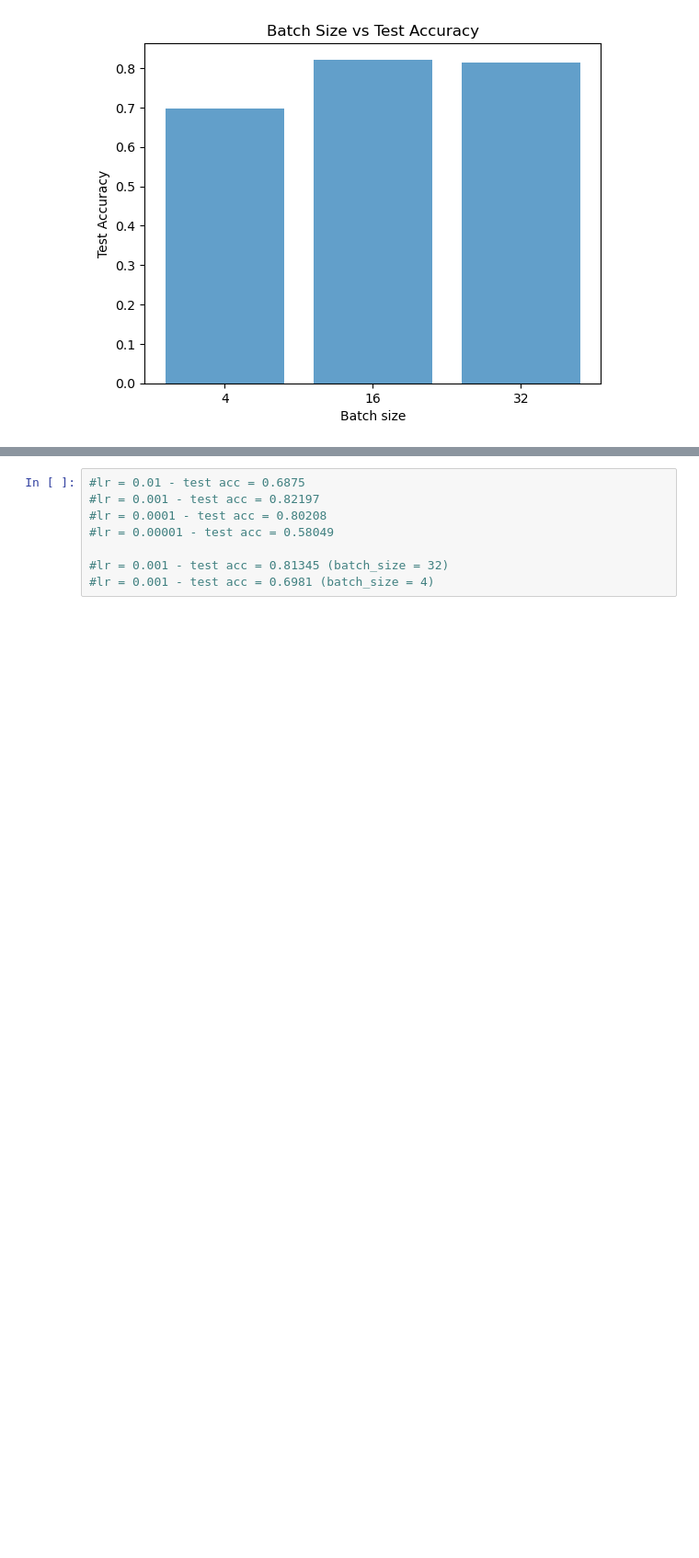
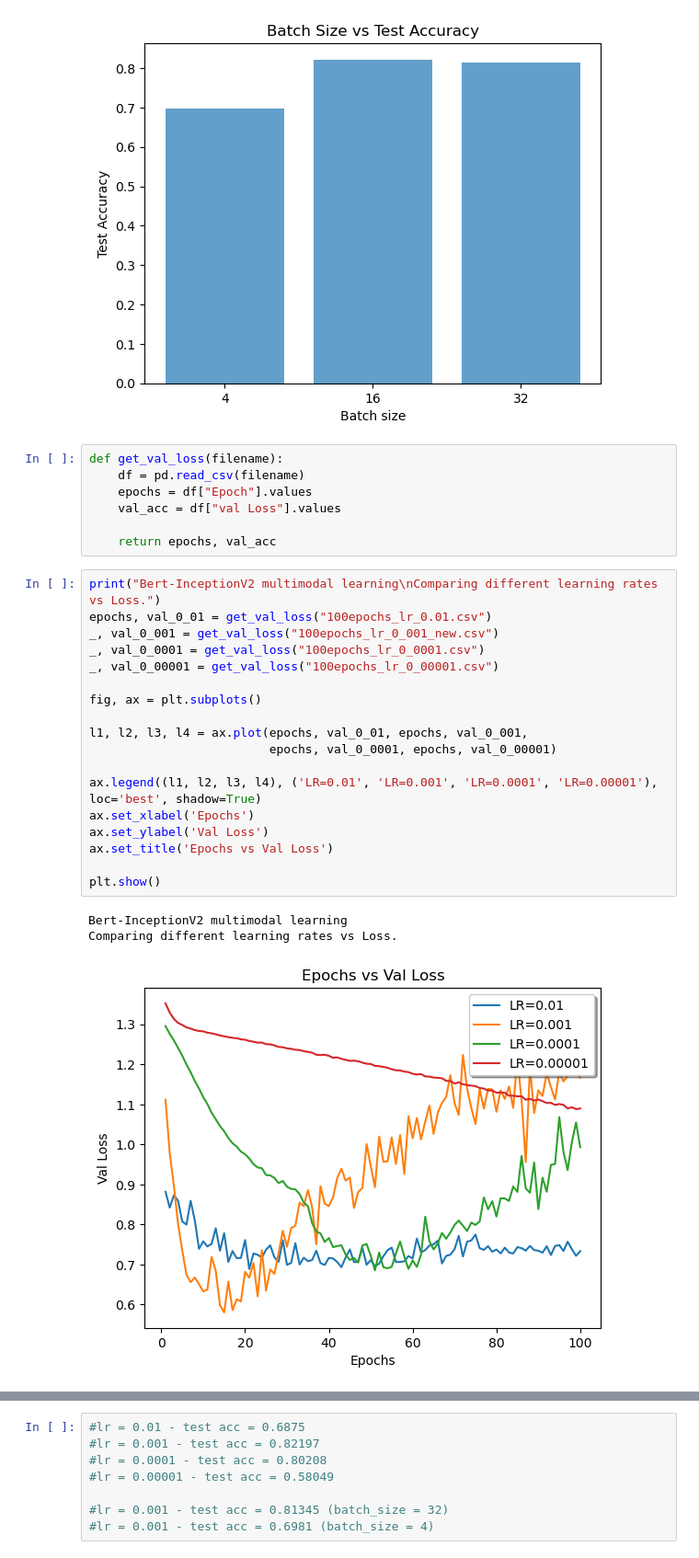
Before and after one commit to rbawah/garbage-classification, a Jupyter notebook: results/results.ipynb, the cells around one changed output, grey strips where cells are left out. Shown: that part at 92% size. Drawn from its saved outputs; the diff is of its cells as text; blank space fills up the shorter version.

```diff
--- a/results/results.ipynb
+++ b/results/results.ipynb
@@ -144,3 +146,32 @@ plt.show()
 # %% [output]
 Effect of Batch size on Test accuracy of Bert-InceptionV2 Dual Classifier.
 [figure]
+# %%
+def get_val_loss(filename):
+    df = pd.read_csv(filename)
+    epochs = df["Epoch"].values
+    val_acc = df["val Loss"].values
+
+    return epochs, val_acc
+# %%
+print("Bert-InceptionV2 multimodal learning\nComparing different learning rates vs Loss.")
+epochs, val_0_01 = get_val_loss("100epochs_lr_0.01.csv")
+_, val_0_001 = get_val_loss("100epochs_lr_0_001_new.csv")
+_, val_0_0001 = get_val_loss("100epochs_lr_0_0001.csv")
+_, val_0_00001 = get_val_loss("100epochs_lr_0_00001.csv")
+
+fig, ax = plt.subplots()
+
+l1, l2, l3, l4 = ax.plot(epochs, val_0_01, epochs, val_0_001,
+                         epochs, val_0_0001, epochs, val_0_00001)
+
+ax.legend((l1, l2, l3, l4), ('LR=0.01', 'LR=0.001', 'LR=0.0001', 'LR=0.00001'), loc='best', shadow=True)
+ax.set_xlabel('Epochs')
+ax.set_ylabel('Val Loss')
+ax.set_title('Epochs vs Val Loss')
+
+plt.show()
+# %% [output]
+Bert-InceptionV2 multimodal learning
+Comparing different learning rates vs Loss.
+[figure, added]
```
Also changed, not shown: parts of 6 cells of this notebook, 2 other files.
